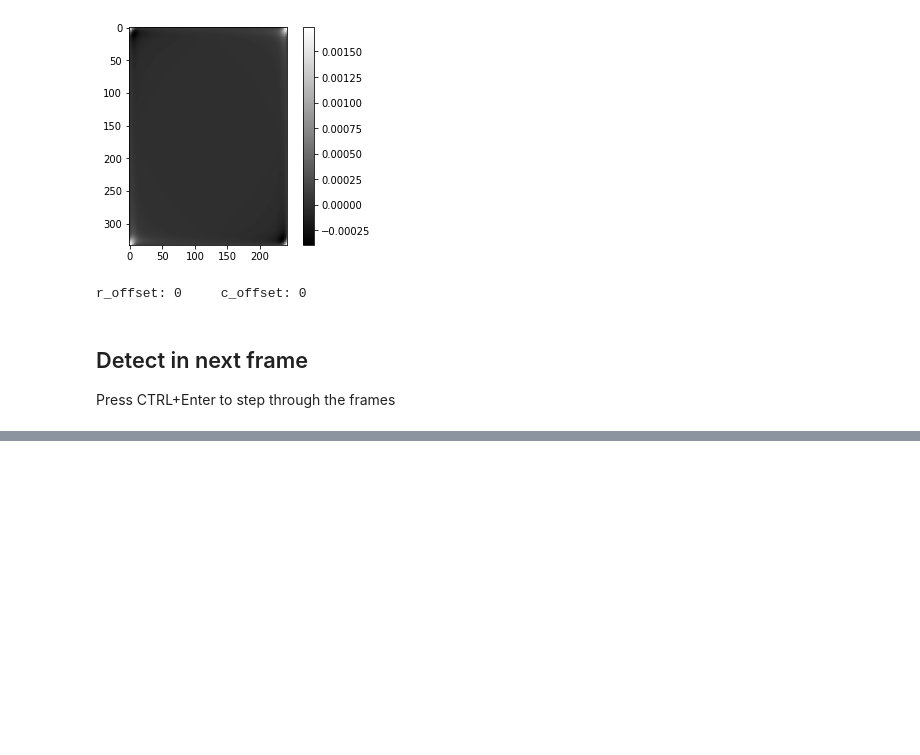
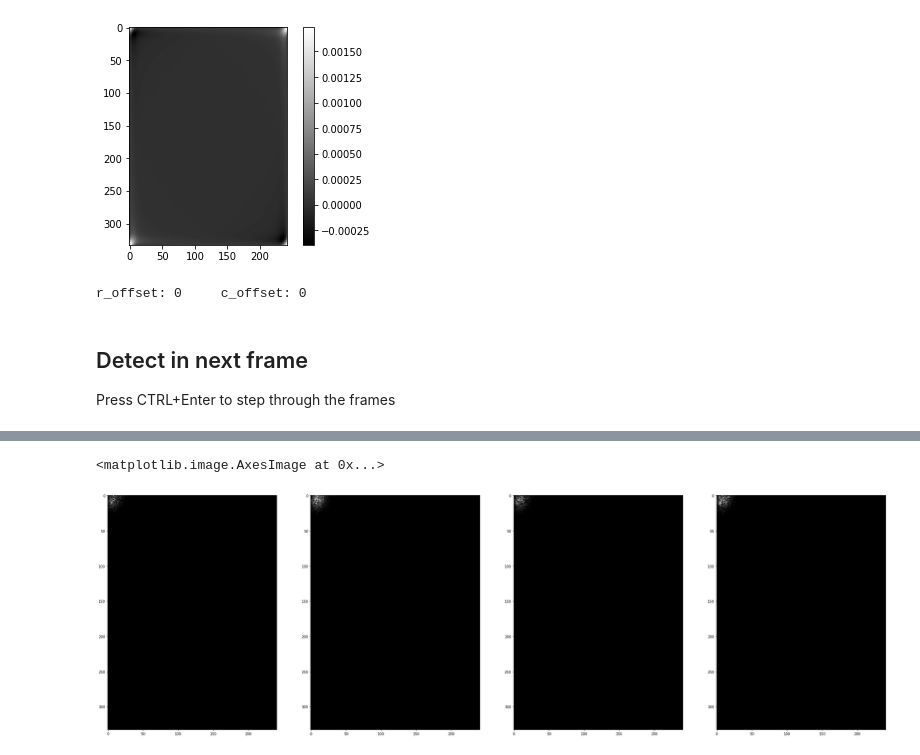
Before and after one commit to TobiasNorlund/lfr-module-2, a Jupyter notebook: notebooks/MOSSE.ipynb, the cells around one changed output, grey strips where cells are left out. Saved outputs shown, nothing was run; the diff lists cells and outputs as text; code cells hidden in the pictures; blank space fills up the shorter version.

```diff
--- a/notebooks/MOSSE.ipynb
+++ b/notebooks/MOSSE.ipynb
@@ -186,0 +228,23 @@ r_offset: -3    c_offset: 4
+# %%
+# start
+
+C = MOSSEMultiChannel.get_fourier_transformed_gaussian(height=region.height, width=region.width, std=std,
+                                                                    mean_x=0, mean_y=0)
+
+Ps = [fft2(MOSSEMultiChannel.normalize(feat_descr[:,:,i])) for i in range(4)]
+As = [np.conjugate(C) * P for P in Ps]
+B = np.sum([np.conjugate(P) * P for P in Ps], axis=0)
+Ms = [A / B for A in As]
+# %%
+plt.figure(figsize=(40,40))
+plt.subplot(141)
+plt.imshow(np.abs(Ms[0]), cmap="gray")
+plt.subplot(142)
+plt.imshow(np.abs(Ms[1]), cmap="gray")
+plt.subplot(143)
+plt.imshow(np.abs(Ms[2]), cmap="gray")
+plt.subplot(144)
+plt.imshow(np.abs(Ms[3]), cmap="gray")
+# %% [output]
+<matplotlib.image.AxesImage at 0x...>
+[figure, added]
```
Also changed, not shown: parts of 9 cells of this notebook, 3 other files.
